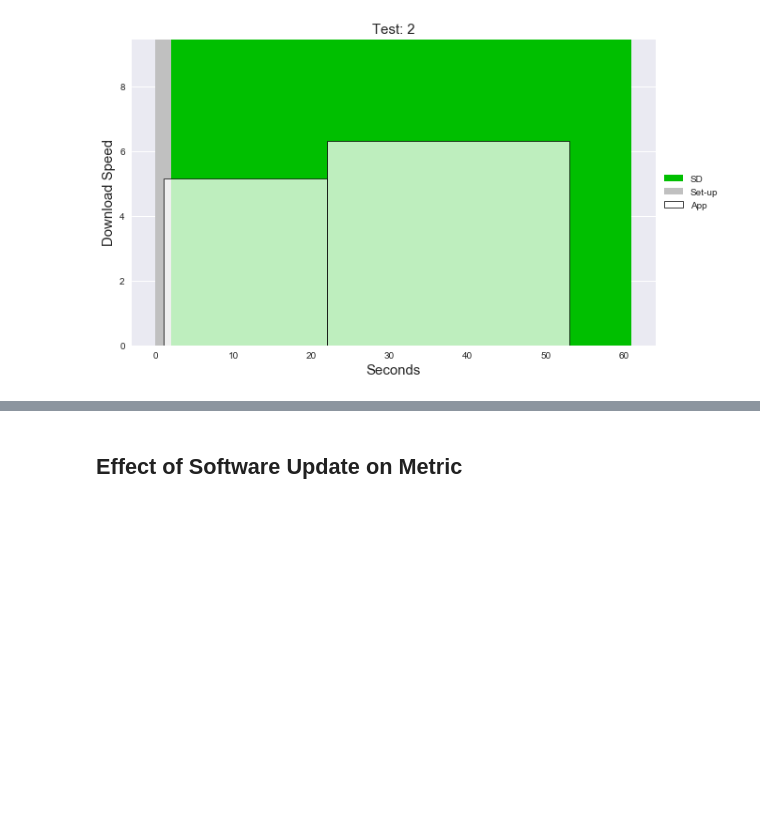
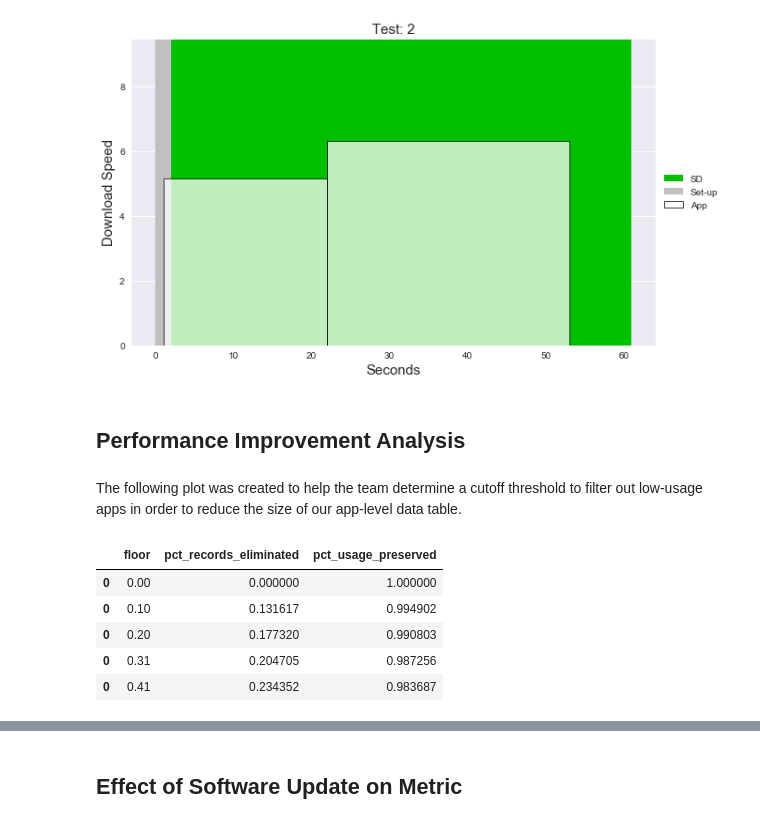
Before and after one commit to giurtuhutrhj/data-viz, a Jupyter notebook: data_viz.ipynb, the cells around one changed output, grey strips where cells are left out. Cells and saved outputs as stored; diff of their text form; code cells hidden in the pictures; blank space fills up the shorter version.

```diff
--- a/data_viz.ipynb
+++ b/data_viz.ipynb
@@ -166,3 +172,17 @@ video events.
 plot_data_transfer(df[df['instanceid'] == 2])
 # %% [output]
 [figure]
+# %% [markdown]
+## Performance Improvement Analysis
+# %% [markdown]
+The following plot was created to help the team determine a cutoff threshold to filter out low-usage apps in order to reduce the size of our app-level data table.
+# %%
+# Sample data - the filter is in .1 second increments
+df_floors.head()
+# %% [output]
+|  | floor | pct_records_eliminated | pct_usage_preserved |
+| 0 | 0.00 | 0.000000 | 1.000000 |
+| 0 | 0.10 | 0.131617 | 0.994902 |
+| 0 | 0.20 | 0.177320 | 0.990803 |
+| 0 | 0.31 | 0.204705 | 0.987256 |
+| 0 | 0.41 | 0.234352 | 0.983687 |
```
Also changed, not shown: parts of 3 cells of this notebook.
